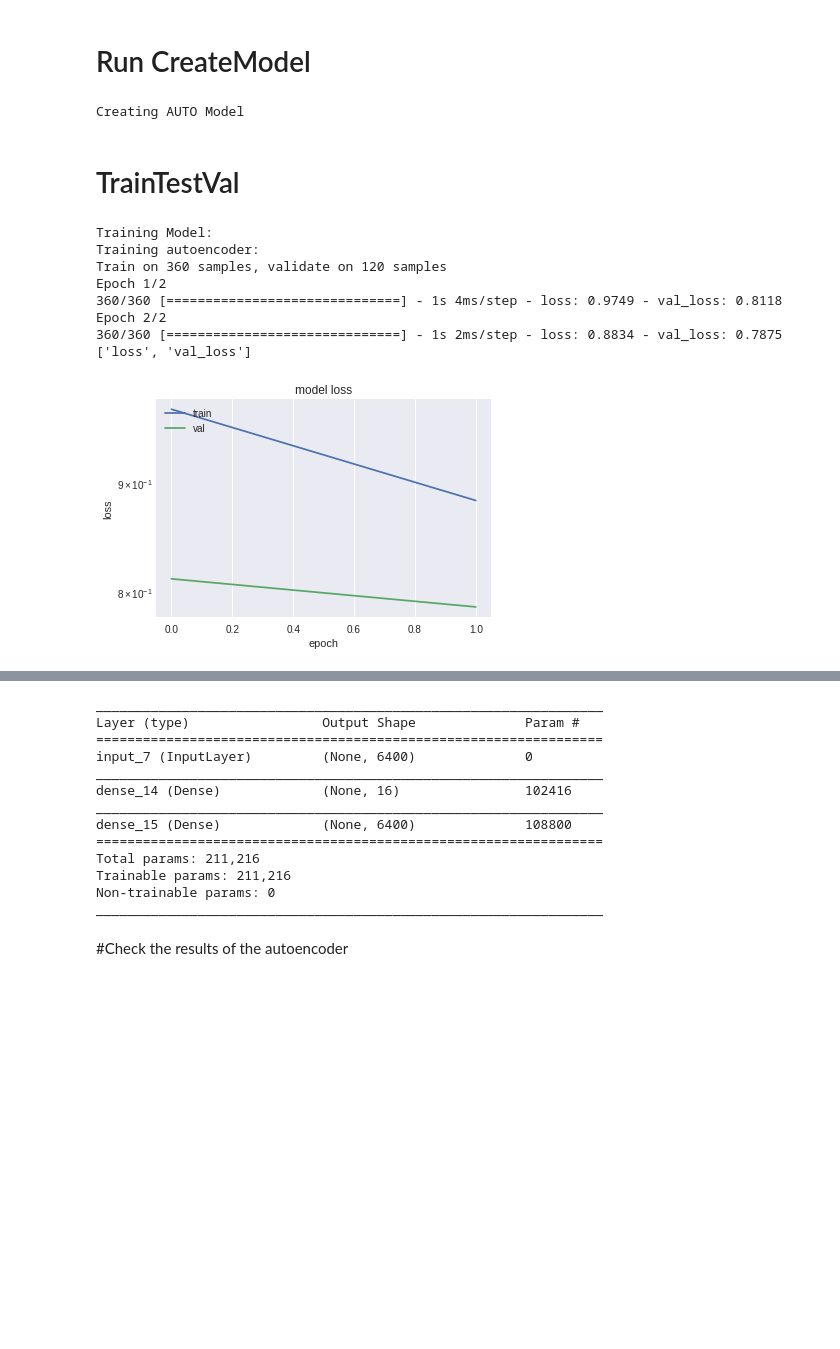
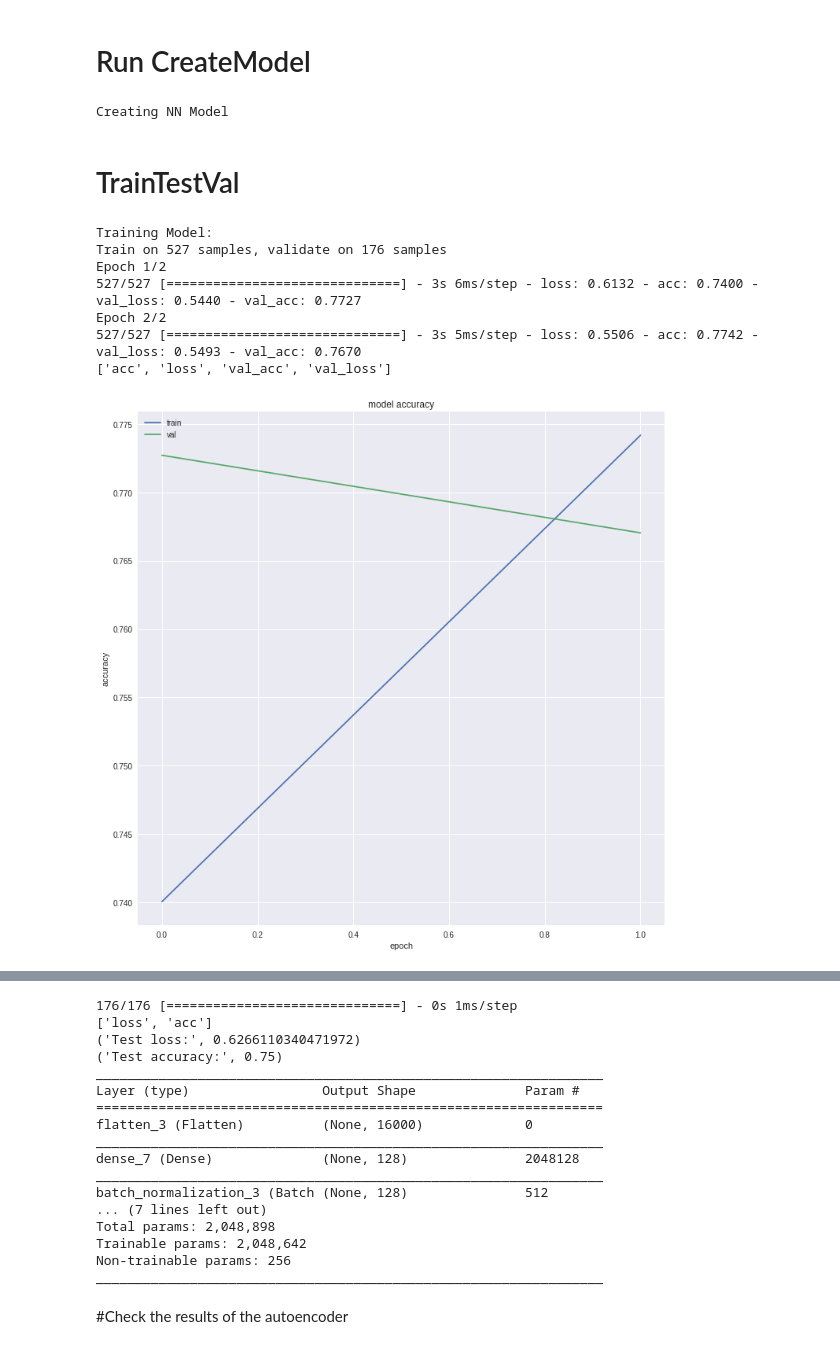
Before and after one commit to kylemath/DeepEEG, a Jupyter notebook: notebooks/DeepEEG.ipynb, the cells around one changed output, grey strips where cells are left out. Saved outputs shown, nothing was run; the diff lists cells and outputs as text; code cells hidden in the pictures; blank space fills up the shorter version.

```diff
--- a/notebooks/DeepEEG.ipynb
+++ b/notebooks/DeepEEG.ipynb
@@ -616,25 +233,26 @@ Class Weights: [0.72       1.63636364]
 # %% [markdown]
 # Run CreateModel
 # %%
+from DeepEEG.tools import CreateModel
 model, encoder = CreateModel(input_shape,num_classes,
-                    model_type='AUTO', batch_size = 2)
+                    model_type='NN', batch_size = 2)
 # %% [output]
-Creating AUTO Model
+Creating NN Model
 # %% [markdown]
 # TrainTestVal
 # %%
+from DeepEEG.tools import traintestval
 traintestval(model, class_weights,
              x_train,x_test,x_val,
              y_train,y_test,y_val,
              batch_size=2,train_epochs=2,
-             model_type='AUTO')
+             model_type='NN')
 # %% [output]
 Training Model:
-Training autoencoder:
-Train on 360 samples, validate on 120 samples
+Train on 527 samples, validate on 176 samples
 Epoch 1/2
-360/360 [==============================] - 1s 4ms/step - loss: 0.9749 - val_loss: 0.8118
+527/527 [==============================] - 3s 6ms/step - loss: 0.6132 - acc: 0.7400 - val_loss: 0.5440 - val_acc: 0.7727
 Epoch 2/2
-360/360 [==============================] - 1s 2ms/step - loss: 0.8834 - val_loss: 0.7875
-['loss', 'val_loss']
+527/527 [==============================] - 3s 5ms/step - loss: 0.5506 - acc: 0.7742 - val_loss: 0.5493 - val_acc: 0.7670
+['acc', 'loss', 'val_acc', 'val_loss']
-[figure, old version]
+[figure, new version]
@@ -641,15 +260,19 @@ Epoch 2/2
+176/176 [==============================] - 0s 1ms/step
+['loss', 'acc']
+('Test loss:', 0.6266110340471972)
+('Test accuracy:', 0.75)
 _________________________________________________________________
 Layer (type)                 Output Shape              Param #
 =================================================================
-input_7 (InputLayer)         (None, 6400)              0
+flatten_3 (Flatten)          (None, 16000)             0
 _________________________________________________________________
-dense_14 (Dense)             (None, 16)                102416
+dense_7 (Dense)              (None, 128)               2048128
 _________________________________________________________________
-dense_15 (Dense)             (None, 6400)              108800
-=================================================================
-Total params: 211,216
-Trainable params: 211,216
-Non-trainable params: 0
+batch_normalization_3 (Batch (None, 128)               512
+... (7 lines left out)
+Total params: 2,048,898
+Trainable params: 2,048,642
+Non-trainable params: 256
 _________________________________________________________________
 # %% [markdown]
 #Check the results of the autoencoder
```
Also changed, not shown: parts of 18 cells of this notebook.
